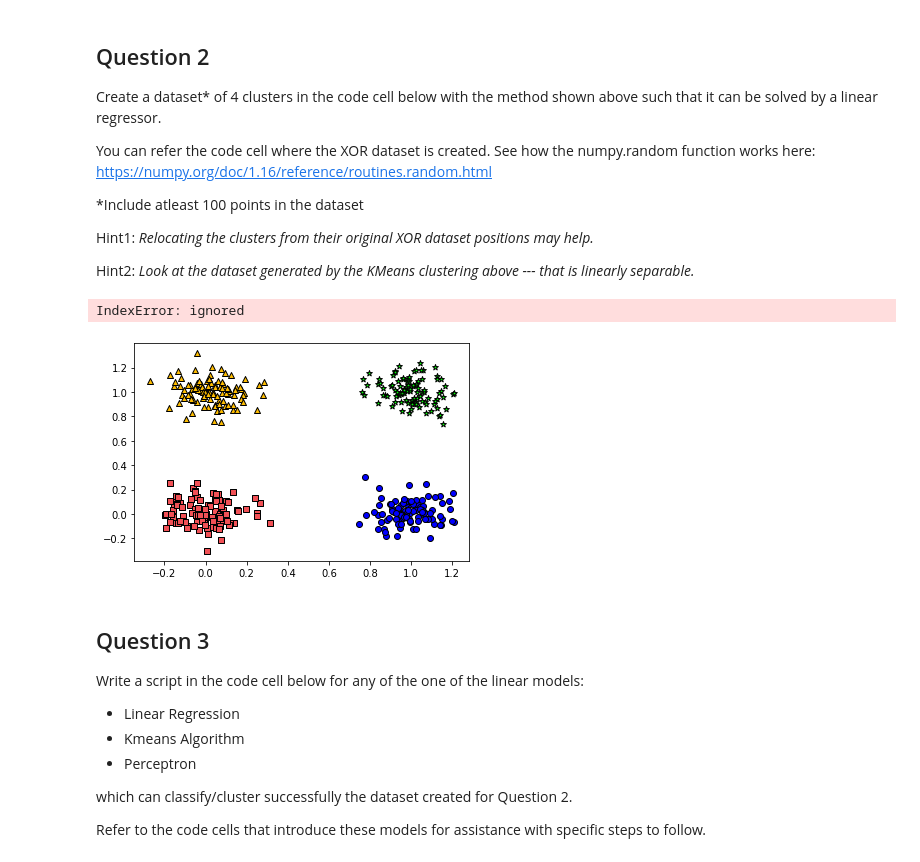
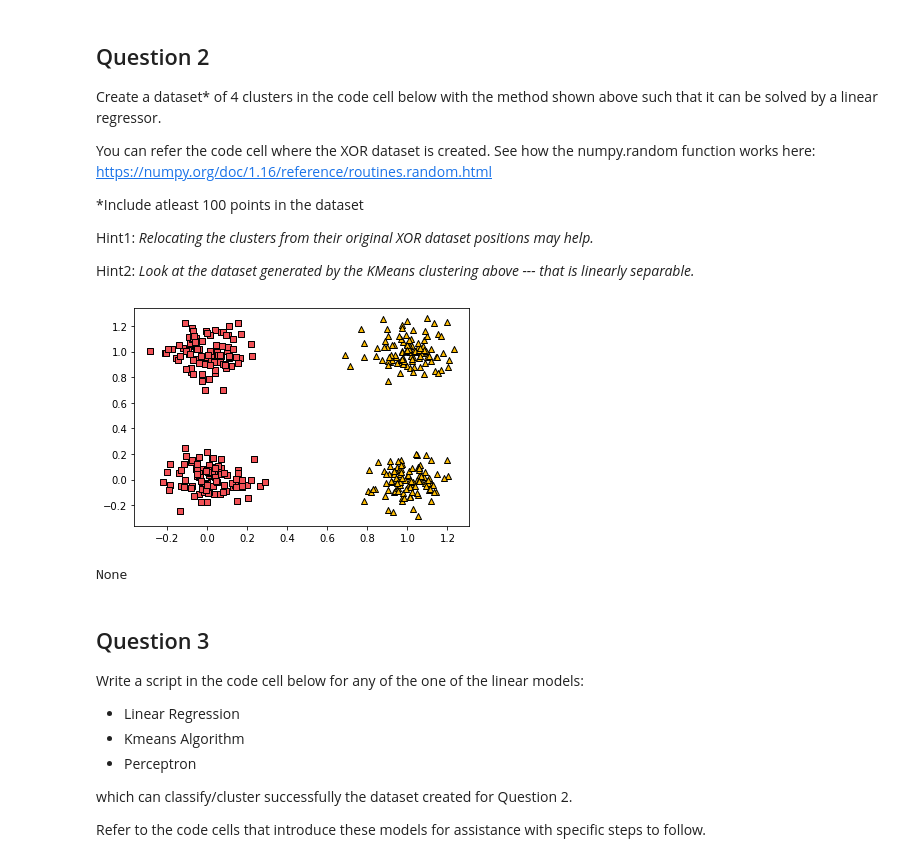
Before and after one commit to gguliants/MIT-SureStart, a Jupyter notebook: GG_Day_3_Intro_to_Deep_Learning_SV.ipynb, the cells around one changed output. Saved outputs shown, nothing was run; the diff lists cells and outputs as text; code cells hidden in the pictures.

```diff
--- a/GG_Day_3_Intro_to_Deep_Learning_SV.ipynb
+++ b/GG_Day_3_Intro_to_Deep_Learning_SV.ipynb
@@ -234,41 +234,30 @@ Hint2: *Look at the dataset generated by the KMeans clustering above --- that is
 # %%
 # data is an array which represents 4 different data clusters
 array = []
 # target holds information about which class each respective data points are from
 target2 = []
 
-# Here we are just instantiating random points at 4 different places in the graph space
-for i in range(4):
-    for j in range(4):
+
+for i in range(2):
+    for j in range(2):
         for _ in range(100):
-            if (i+j)%4==0:
-                array.append([np.random.normal(0, 0.1) + i, np.random.normal(0, 0.1) + j])
+            if (i+j)%2==0:
+                array.append([np.random.normal(0, 0.1), np.random.normal(0, 0.1) + j])
                 target2.append([0])
-            elif (i+j)%4==1: #note that there appears to be an error here, although the correct graph is generated
-                array.append([np.random.normal(0, 0.1) + i, np.random.normal(0, 0.1) + j])
+            else:
+                array.append([np.random.normal(0, 0.1) + 1 , np.random.normal(0, 0.1) + j ] )
                 target2.append([1])
-            elif (i+j)%4==2:
-                array.append([np.random.normal(0, 0.1) + i, np.random.normal(0, 0.1) + j])
-                target2.append([2])
-            else :
-                array.append([np.random.normal(0, 0.1) + i, np.random.normal(0, 0.1)+ j] )
-                target2.append([3])
+
 
 for i in range(len(array)):
-    if target2[i][0] == 0:
-        plt.scatter(data[i][0] ,data[i][1] , c='#F15156', marker = 's', edgecolor = 'black')
-    elif target2[i][0] == 1:
-        plt.scatter(data[i][0] ,data[i][1] , c='#FFBD00', marker = '^', edgecolor = 'black')
-    elif target2[i][0] == 2:
-        plt.scatter(data[i][0] ,data[i][1] , c='#0000FF', marker = 'o', edgecolor = 'black')
-    else :
-        plt.scatter(data[i][0] ,data[i][1] , c='#00FF00', marker = '*', edgecolor = 'black')
-
-
-plt.show()
+  if target2[i][0] == 0:
+    plt.scatter(array[i][0], array[i][1], c='#F15156', marker = 's', edgecolor = 'black')
+  else:
+    plt.scatter(array[i][0], array[i][1], c='#FFBD00', marker = '^', edgecolor = 'black')
+print(plt.show())
 # %% [output]
+[figure, new version]
-IndexError: ignored
+None
-[figure, old version]
 # %% [markdown]
 ## Question 3
 Write a script in the code cell below for any of the one of the linear models:
```
Also changed, not shown: parts of 14 cells of this notebook.
